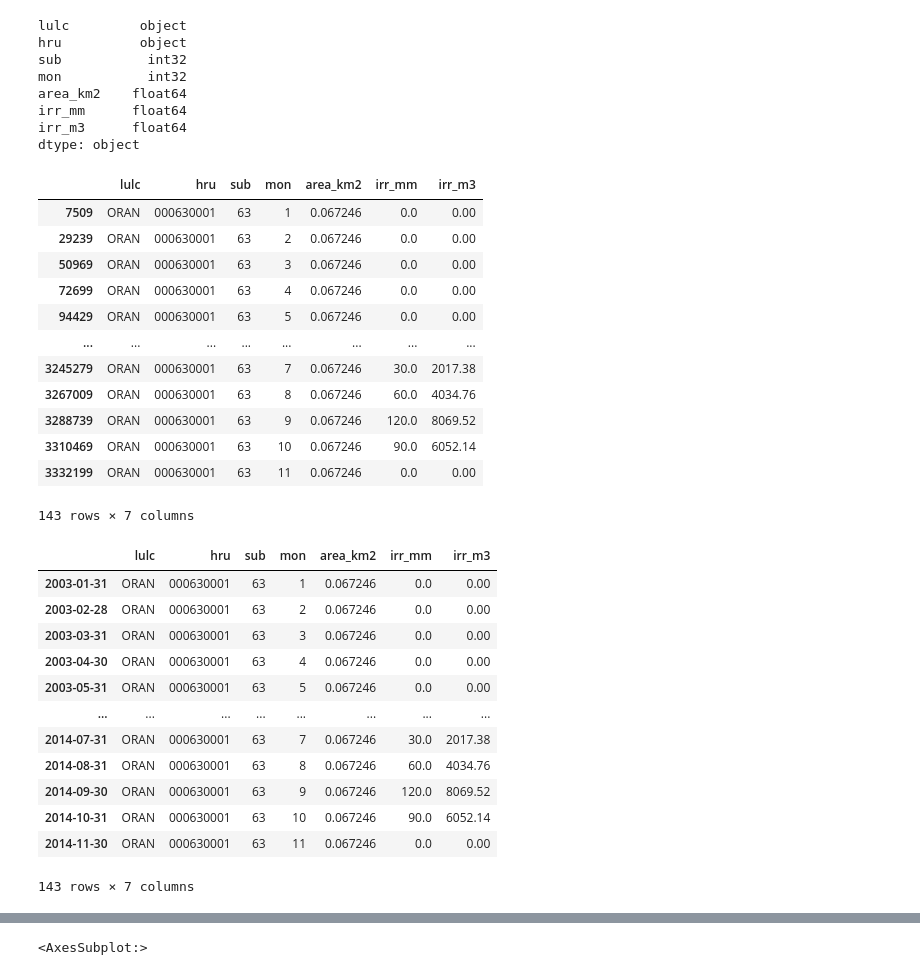
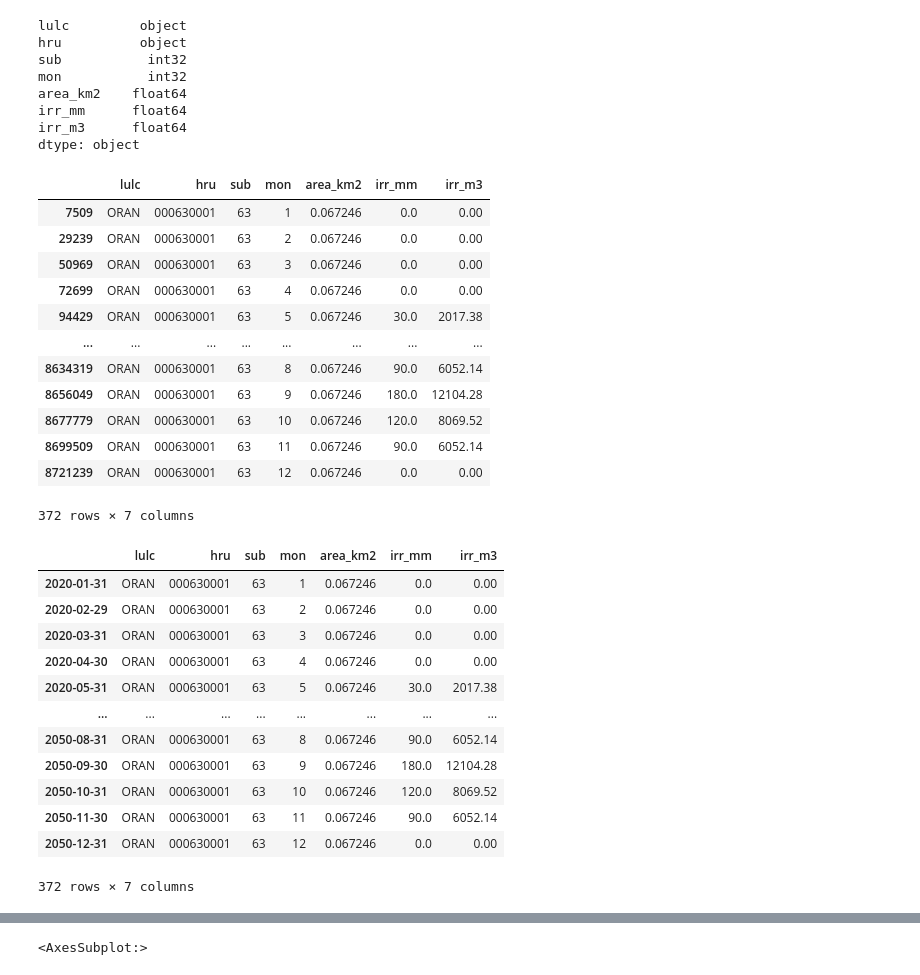
Before and after one commit to spark-brc/swatmf, a Jupyter notebook: okvg_031721_output.mgt.ipynb, the cells around one changed output, grey strips where cells are left out. Saved outputs shown, nothing was run; the diff lists cells and outputs as text; code cells hidden in the pictures.

```diff
--- a/okvg_031721_output.mgt.ipynb
+++ b/okvg_031721_output.mgt.ipynb
@@ -18,7 +18,7 @@ flopy is installed in C:\Users\seonggyu.park\Miniconda3\envs\sm_pest\lib\site-pa
 # Set Path
 # %%
 wd_base = "D:/Projects/Watersheds/Okavango/scenarios/okvg_swatmf_calibrated_base"
-wd_bau = "D:\\Projects\\Watersheds\\Okavango\\scenarios\\okvg_swatmf_scn_bau_new"
+wd_bau = "D:/Projects/Watersheds/Okavango/scenarios/okvg_swatmf_scn_climates/scn_models/bau_ssp245-inm-cm5-0"
 wd_bau2 = "D:\\Projects\\Watersheds\\Okavango\\scenarios\\okvg_swatmf_scn_bau_fp_test"
 wd_rd = "D:/Projects/Watersheds/Okavango/scenarios/okvg_swatmf_scn_rd"
 # os.chdir(wd)
@@ -60,28 +60,28 @@ hru_rd_63
 | 29239 | ORAN | 000630001 | 63 | 2 | 0.067246 | 0.0 | 0.00 |
 | 50969 | ORAN | 000630001 | 63 | 3 | 0.067246 | 0.0 | 0.00 |
 | 72699 | ORAN | 000630001 | 63 | 4 | 0.067246 | 0.0 | 0.00 |
-| 94429 | ORAN | 000630001 | 63 | 5 | 0.067246 | 0.0 | 0.00 |
+| 94429 | ORAN | 000630001 | 63 | 5 | 0.067246 | 30.0 | 2017.38 |
 | ... | ... | ... | ... | ... | ... | ... | ... |
-| 3245279 | ORAN | 000630001 | 63 | 7 | 0.067246 | 30.0 | 2017.38 |
-| 3267009 | ORAN | 000630001 | 63 | 8 | 0.067246 | 60.0 | 4034.76 |
-| 3288739 | ORAN | 000630001 | 63 | 9 | 0.067246 | 120.0 | 8069.52 |
-| 3310469 | ORAN | 000630001 | 63 | 10 | 0.067246 | 90.0 | 6052.14 |
-| 3332199 | ORAN | 000630001 | 63 | 11 | 0.067246 | 0.0 | 0.00 |
+| 8634319 | ORAN | 000630001 | 63 | 8 | 0.067246 | 90.0 | 6052.14 |
+| 8656049 | ORAN | 000630001 | 63 | 9 | 0.067246 | 180.0 | 12104.28 |
+| 8677779 | ORAN | 000630001 | 63 | 10 | 0.067246 | 120.0 | 8069.52 |
+| 8699509 | ORAN | 000630001 | 63 | 11 | 0.067246 | 90.0 | 6052.14 |
+| 8721239 | ORAN | 000630001 | 63 | 12 | 0.067246 | 0.0 | 0.00 |
-143 rows × 7 columns
+372 rows × 7 columns
 # %%
-hru_rd_63.index = pd.date_range('1/1/2003', periods=len(hru_rd_63), freq='M')
+hru_rd_63.index = pd.date_range('1/1/2020', periods=len(hru_rd_63), freq='M')
 hru_rd_63
 # %% [output]
 |  | lulc | hru | sub | mon | area_km2 | irr_mm | irr_m3 |
-| 2003-01-31 | ORAN | 000630001 | 63 | 1 | 0.067246 | 0.0 | 0.00 |
-| 2003-02-28 | ORAN | 000630001 | 63 | 2 | 0.067246 | 0.0 | 0.00 |
-| 2003-03-31 | ORAN | 000630001 | 63 | 3 | 0.067246 | 0.0 | 0.00 |
-| 2003-04-30 | ORAN | 000630001 | 63 | 4 | 0.067246 | 0.0 | 0.00 |
-| 2003-05-31 | ORAN | 000630001 | 63 | 5 | 0.067246 | 0.0 | 0.00 |
+| 2020-01-31 | ORAN | 000630001 | 63 | 1 | 0.067246 | 0.0 | 0.00 |
+| 2020-02-29 | ORAN | 000630001 | 63 | 2 | 0.067246 | 0.0 | 0.00 |
+| 2020-03-31 | ORAN | 000630001 | 63 | 3 | 0.067246 | 0.0 | 0.00 |
+| 2020-04-30 | ORAN | 000630001 | 63 | 4 | 0.067246 | 0.0 | 0.00 |
+| 2020-05-31 | ORAN | 000630001 | 63 | 5 | 0.067246 | 30.0 | 2017.38 |
 | ... | ... | ... | ... | ... | ... | ... | ... |
-| 2014-07-31 | ORAN | 000630001 | 63 | 7 | 0.067246 | 30.0 | 2017.38 |
-| 2014-08-31 | ORAN | 000630001 | 63 | 8 | 0.067246 | 60.0 | 4034.76 |
-| 2014-09-30 | ORAN | 000630001 | 63 | 9 | 0.067246 | 120.0 | 8069.52 |
-| 2014-10-31 | ORAN | 000630001 | 63 | 10 | 0.067246 | 90.0 | 6052.14 |
-| 2014-11-30 | ORAN | 000630001 | 63 | 11 | 0.067246 | 0.0 | 0.00 |
+| 2050-08-31 | ORAN | 000630001 | 63 | 8 | 0.067246 | 90.0 | 6052.14 |
+| 2050-09-30 | ORAN | 000630001 | 63 | 9 | 0.067246 | 180.0 | 12104.28 |
+| 2050-10-31 | ORAN | 000630001 | 63 | 10 | 0.067246 | 120.0 | 8069.52 |
+| 2050-11-30 | ORAN | 000630001 | 63 | 11 | 0.067246 | 90.0 | 6052.14 |
+| 2050-12-31 | ORAN | 000630001 | 63 | 12 | 0.067246 | 0.0 | 0.00 |
-143 rows × 7 columns
+372 rows × 7 columns
```
Also changed, not shown: parts of 2 cells of this notebook, 11 other files.
